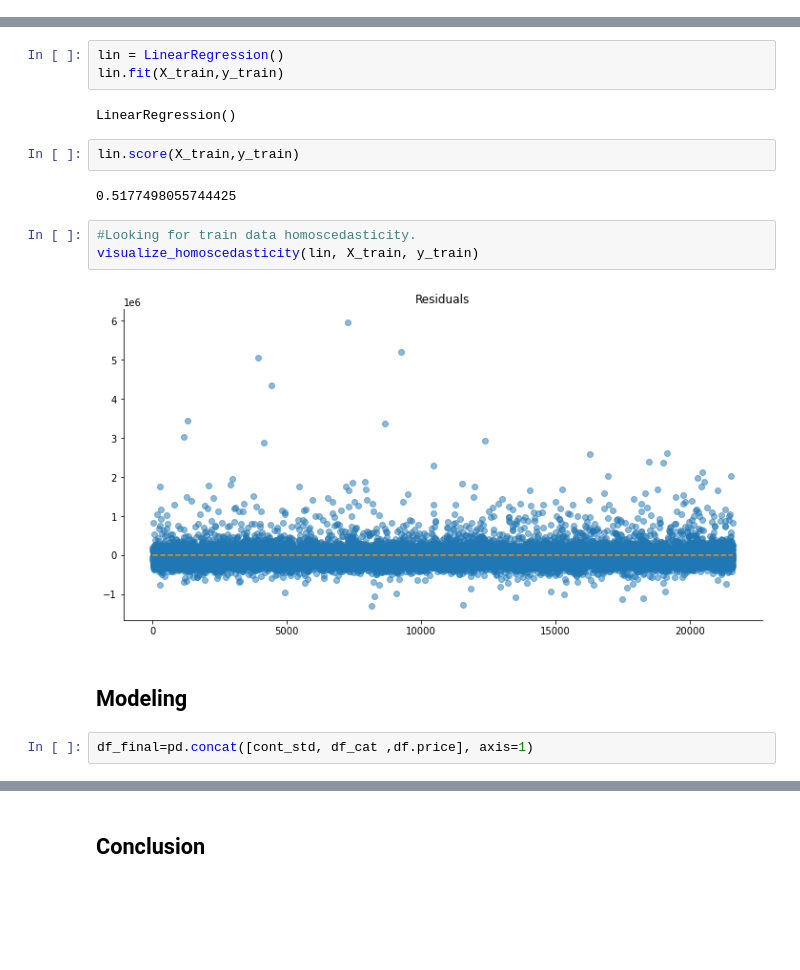
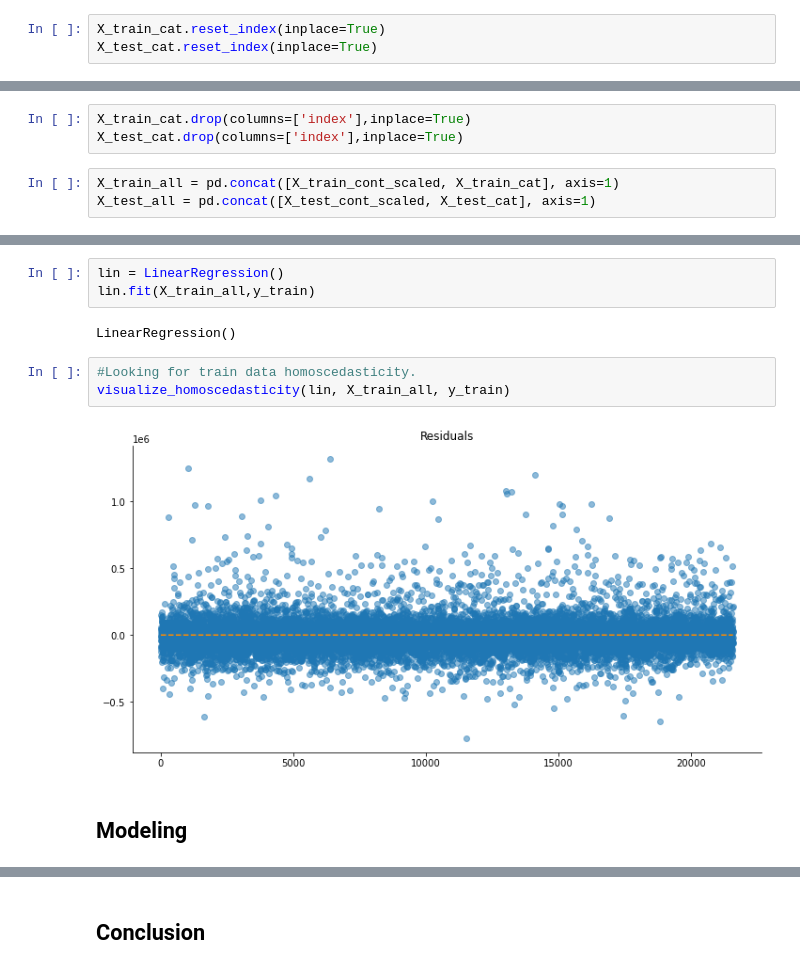
Before and after one commit to artificial126/dsc-phase-2-project, a Jupyter notebook: student.ipynb, the cells around one changed output, grey strips where cells are left out. Saved outputs shown, nothing was run; the diff lists cells and outputs as text; blank space fills up the shorter version.

```diff
--- a/student.ipynb
+++ b/student.ipynb
@@ -265,0 +446,3 @@ plt.show()
+# %%
+X_train_cat.reset_index(inplace=True)
+X_test_cat.reset_index(inplace=True)
@@ -265,0 +465,6 @@ plt.show()
+# %%
+X_train_cat.drop(columns=['index'],inplace=True)
+X_test_cat.drop(columns=['index'],inplace=True)
+# %%
+X_train_all = pd.concat([X_train_cont_scaled, X_train_cat], axis=1)
+X_test_all = pd.concat([X_test_cont_scaled, X_test_cat], axis=1)
@@ -288,19 +525,13 @@ def visualize_homoscedasticity(model,features, label):
     plt.show()
 # %%
 lin = LinearRegression()
-lin.fit(X_train,y_train)
+lin.fit(X_train_all,y_train)
 # %% [output]
 LinearRegression()
-# %%
-lin.score(X_train,y_train)
-# %% [output]
-0.5177498055744425
 # %%
 #Looking for train data homoscedasticity.
-visualize_homoscedasticity(lin, X_train, y_train)
+visualize_homoscedasticity(lin, X_train_all, y_train)
 # %% [output]
-[figure, old version]
+[figure, new version]
 # %% [markdown]
 ## Modeling
-# %%
-df_final=pd.concat([cont_std, df_cat ,df.price], axis=1)
```
Also changed, not shown: parts of 116 cells of this notebook, 2 other files.
